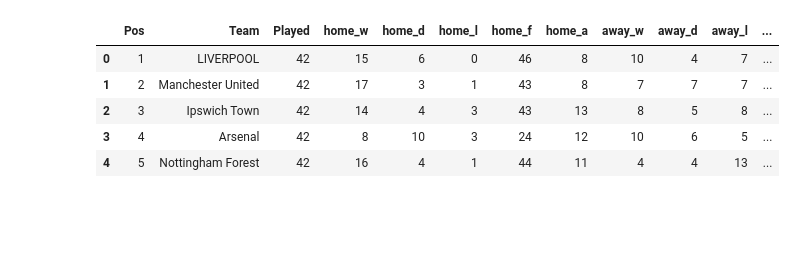
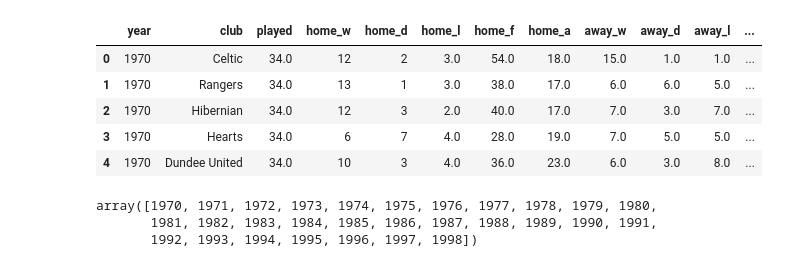
Before and after one commit to apoorvalal/league-tables-scraper, a Jupyter notebook: 1_eda.ipynb, the cells around one changed output. Cells and saved outputs as stored; diff of their text form; code cells hidden in the pictures; blank space fills up the shorter version.

```diff
--- a/1_eda.ipynb
+++ b/1_eda.ipynb
@@ -26,0 +21,10 @@ eighties = list(range(1980, 1991, 1))
+# %%
+%pwd
+years = list(range(1970, 1999, 1))
+colorder = ['year', 'club', 'played', 'home_w', 'home_d', 'home_l', 'home_f', 'home_a',
+'away_w', 'away_d', 'away_l', 'away_f', 'away_a', 'pts' , 'n_teams']
+epl_renames = {
+    'Team': 'club',
+    'Played': 'played',
+    'Pts': 'pts'
+}
@@ -27,11 +33,13 @@ eighties = list(range(1980, 1991, 1))
 # %%
 english_league = []
 scottish_league = []
-for s in eighties:
+for s in years:
     # english league
     try:
         r = pd.read_csv('english_league_tables/english_league_' + str(s) + '.csv')
         r['n_teams'] = len(r)
+        r.rename(columns = epl_renames, inplace=True)
+        r = r[colorder]
         english_league.append(r)
     except:
         print('English League ' + str(s) + ' league table not found')
@@ -39,6 +47,7 @@ for s in eighties:
     try:
         r = pd.read_csv('scottish_league_tables/scottish_league_' + str(s) + '.csv')
         r['n_teams'] = len(r)
+        r = r[colorder]
         scottish_league.append(r)
     except:
         print('Scottish League ' + str(s) + ' league table not found')
@@ -56,12 +54,21 @@ spl_1980s.head()
-# %%
-epl_1980s = pd.concat(english_league)
-epl_1980s = epl_1980s.iloc[:, 1:]
-epl_1980s.head()
-# %% [output]
-|  | Pos | Team | Played | home_w | home_d | home_l | home_f | home_a | away_w | away_d | away_l | ... |
-| 0 | 1 | LIVERPOOL | 42 | 15 | 6 | 0 | 46 | 8 | 10 | 4 | 7 | ... |
-| 1 | 2 | Manchester United | 42 | 17 | 3 | 1 | 43 | 8 | 7 | 7 | 7 | ... |
-| 2 | 3 | Ipswich Town | 42 | 14 | 4 | 3 | 43 | 13 | 8 | 5 | 8 | ... |
-| 3 | 4 | Arsenal | 42 | 8 | 10 | 3 | 24 | 12 | 10 | 6 | 5 | ... |
-| 4 | 5 | Nottingham Forest | 42 | 16 | 4 | 1 | 44 | 11 | 4 | 4 | 13 | ... |
+# %%
+spl_series = pd.concat(scottish_league)
+spl_series = spl_series[[c for c in spl_series.columns if not c.startswith('Unnamed')]]
+spl_series.head()
+# %% [output]
+|  | year | club | played | home_w | home_d | home_l | home_f | home_a | away_w | away_d | away_l | ... |
+| 0 | 1970 | Celtic | 34.0 | 12 | 2 | 3.0 | 54.0 | 18.0 | 15.0 | 1.0 | 1.0 | ... |
+| 1 | 1970 | Rangers | 34.0 | 13 | 1 | 3.0 | 38.0 | 17.0 | 6.0 | 6.0 | 5.0 | ... |
+| 2 | 1970 | Hibernian | 34.0 | 12 | 3 | 2.0 | 40.0 | 17.0 | 7.0 | 3.0 | 7.0 | ... |
+| 3 | 1970 | Hearts | 34.0 | 6 | 7 | 4.0 | 28.0 | 19.0 | 7.0 | 5.0 | 5.0 | ... |
+| 4 | 1970 | Dundee United | 34.0 | 10 | 3 | 4.0 | 36.0 | 23.0 | 6.0 | 3.0 | 8.0 | ... |
+# %%
+epl_series = pd.concat(english_league)
+epl_series = epl_series[[c for c in epl_series.columns if not c.startswith('Unnamed')]]
+epl_series['year'] = 1900 + epl_series.year
+epl_series.year.unique()
+# %% [output]
+array([1970, 1971, 1972, 1973, 1974, 1975, 1976, 1977, 1978, 1979, 1980,
+       1981, 1982, 1983, 1984, 1985, 1986, 1987, 1988, 1989, 1990, 1991,
+       1992, 1993, 1994, 1995, 1996, 1997, 1998])
 # %%
```
Also changed, not shown: parts of 9 cells of this notebook, 16 other files.
